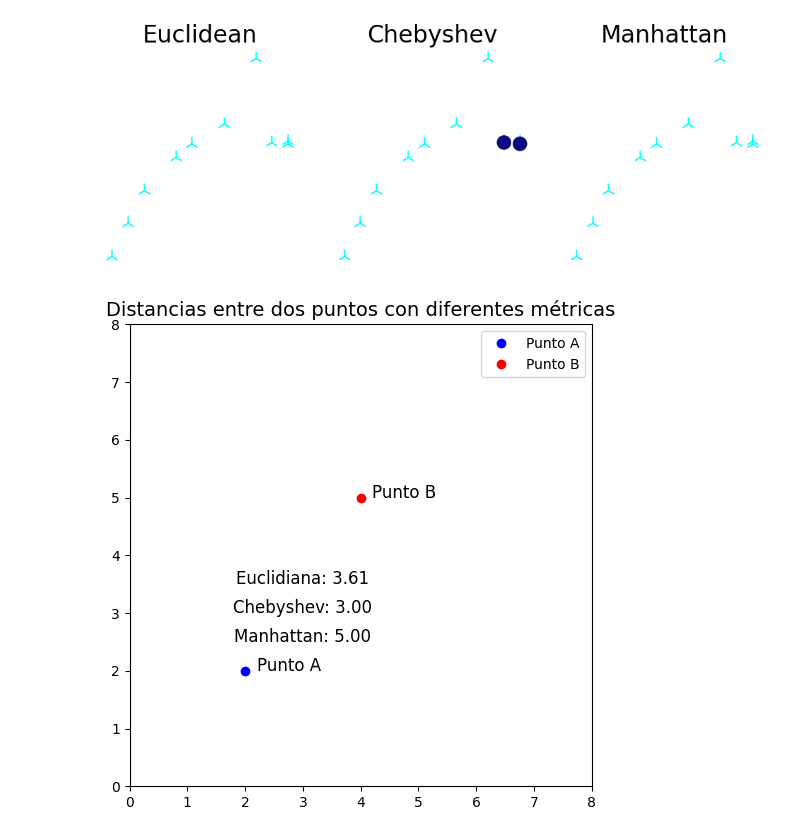
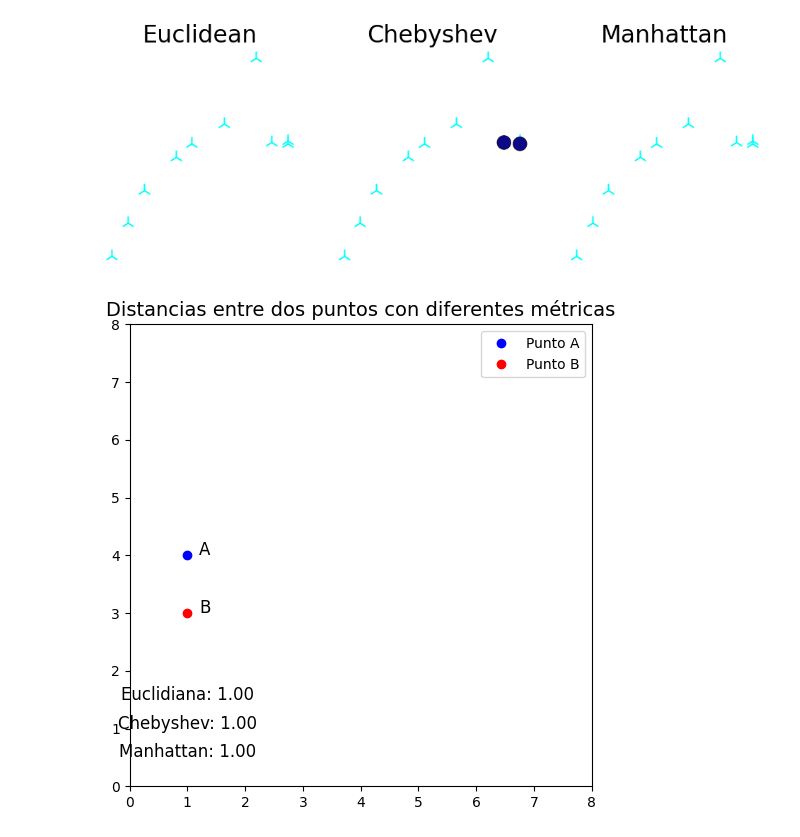
Before and after one commit to Bartolomeo77/Python_6to, a Jupyter notebook: dista.ipynb, the cells around one changed output. Drawn from its saved outputs; the diff is of its cells as text; code cells hidden in the pictures.

```diff
--- a/dista.ipynb
+++ b/dista.ipynb
@@ -40,43 +40,45 @@ import numpy as np
 import matplotlib.pyplot as plt
 
 # Coordenadas de dos puntos (punto A y punto B)
-punto_A = np.array([2, 2])
-punto_B = np.array([4, 5])
+punto_A = np.array([1, 4])
+punto_B = np.array([1, 3])
 
 # Calcular la distancia Euclidiana entre los dos puntos
 distancia_euclidiana = np.sqrt((punto_B[0] - punto_A[0])**2 + (punto_B[1] - punto_A[1])**2)
 
 # Calcular la distancia de Chebyshev
 distancia_chebyshev = np.max(np.abs(punto_B - punto_A))
 
 # Calcular la distancia de Manhattan
 distancia_manhattan = np.sum(np.abs(punto_B - punto_A))
 
+
+
 # Crear una figura para visualizar los resultados
 fig, ax = plt.subplots(figsize=(8, 6))
 
 # Mostrar los puntos A y B en el gráfico
 ax.plot(punto_A[0], punto_A[1], 'bo', label='Punto A')
 ax.plot(punto_B[0], punto_B[1], 'ro', label='Punto B')
 
 # Etiquetas de puntos A y B
-ax.text(punto_A[0] + 0.2, punto_A[1], 'Punto A', fontsize=12)
-ax.text(punto_B[0] + 0.2, punto_B[1], 'Punto B', fontsize=12)
+ax.text(punto_A[0] + 0.2, punto_A[1], 'A', fontsize=12)
+ax.text(punto_B[0] + 0.2, punto_B[1], 'B', fontsize=12)
 
 # Mostrar las distancias calculadas
-ax.text((punto_A[0] + punto_B[0]) / 2, (punto_A[1] + punto_B[1]) / 2, f'Euclidiana: {distancia_euclidiana:.2f}', fontsize=12, ha='center')
-ax.text((punto_A[0] + punto_B[0]) / 2, (punto_A[1] + punto_B[1]) / 2 - 0.5, f'Chebyshev: {distancia_chebyshev:.2f}', fontsize=12, ha='center')
-ax.text((punto_A[0] + punto_B[0]) / 2, (punto_A[1] + punto_B[1]) / 2 - 1.0, f'Manhattan: {distancia_manhattan:.2f}', fontsize=12, ha='center')
+ax.text((punto_A[0] + punto_B[0]) / 2, (punto_A[1] + punto_B[1]) / 2 - 2.0, f'Euclidiana: {distancia_euclidiana:.2f}', fontsize=12, ha='center')
+ax.text((punto_A[0] + punto_B[0]) / 2, (punto_A[1] + punto_B[1]) / 2 - 2.5, f'Chebyshev: {distancia_chebyshev:.2f}', fontsize=12, ha='center')
+ax.text((punto_A[0] + punto_B[0]) / 2, (punto_A[1] + punto_B[1]) / 2 - 3, f'Manhattan: {distancia_manhattan:.2f}', fontsize=12, ha='center')
 
 # Configurar el gráfico
 ax.set_xlim(0, 8)
 ax.set_ylim(0, 8)
 ax.set_aspect('equal')
 ax.legend()
 
 # Título
 plt.title("Distancias entre dos puntos con diferentes métricas", fontsize=14)
 
 plt.show()
 # %% [output]
-[figure, old version]
+[figure, new version]
```
Also changed, not shown: 11 other files.
